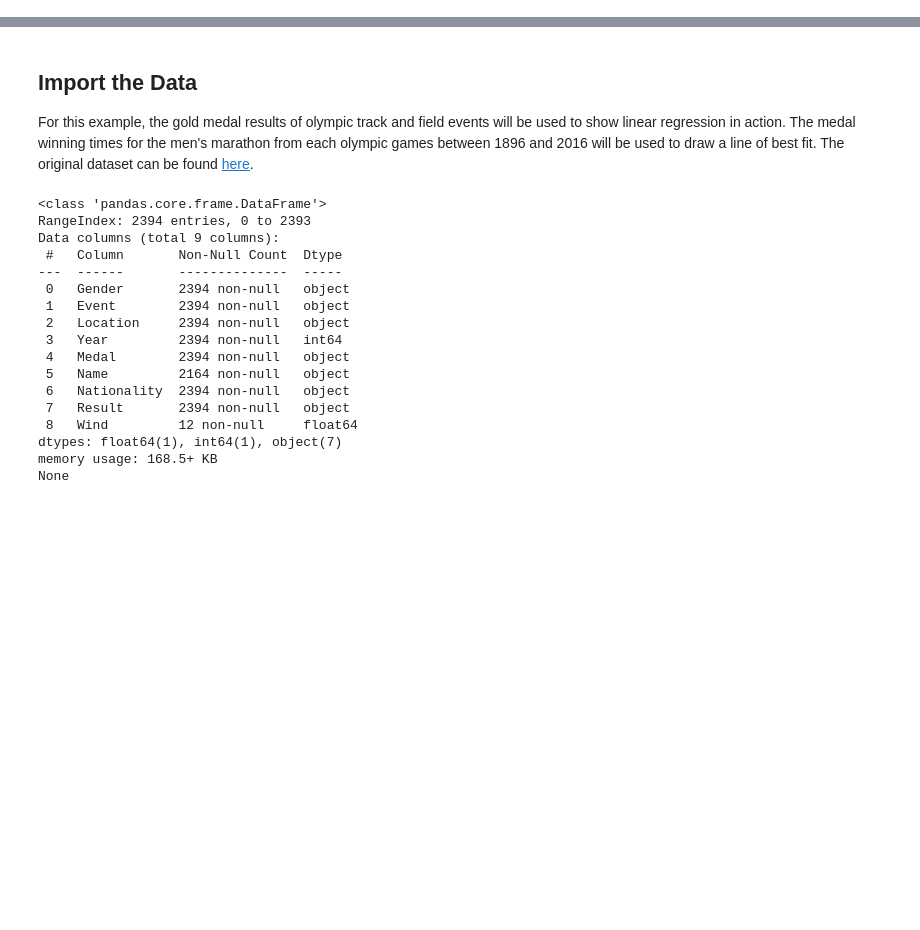
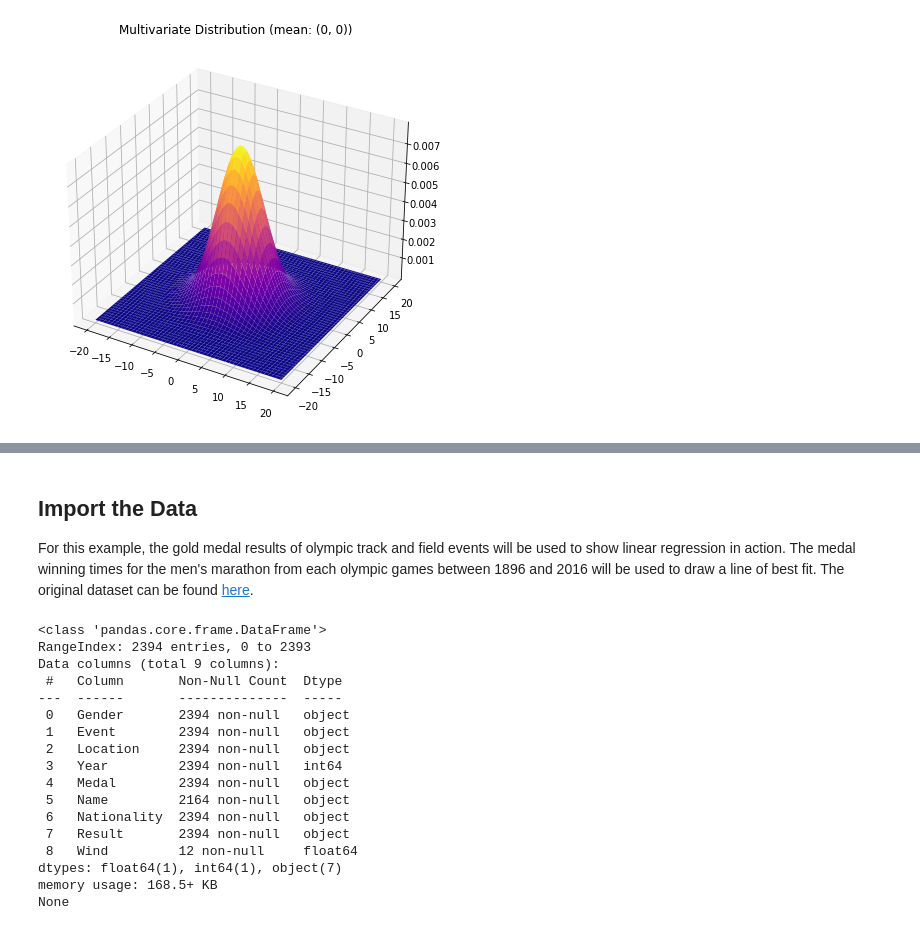
Before and after one commit to wrmthorne/SWiCS-WIE-Advanced-Python-Worksheets, a Jupyter notebook: linear_regression_notebook.ipynb, the cells around one changed output, grey strips where cells are left out. Cells and saved outputs as stored; diff of their text form; code cells hidden in the pictures; blank space fills up the shorter version.

```diff
--- a/linear_regression_notebook.ipynb
+++ b/linear_regression_notebook.ipynb
@@ -33,0 +96,30 @@ pd.set_option('display.expand_frame_repr', False)
+# %%
+# Define our variables for our function
+mu_x = 0
+var_x = 20
+
+mu_y = 0
+var_y = 20
+
+# Create a set of points to plot
+x = np.linspace(-20, 20, 100)
+y = np.linspace(-20, 20, 100)
+
+# Define the coordinates of x and y (https://numpy.org/doc/stable/reference/generated/numpy.meshgrid.html)
+X, Y = np.meshgrid(x, y)
+pos = np.empty(X.shape + (2,))
+pos[:, :, 0] = X
+pos[:, :, 1] = Y
+
+# Calculate the bivariate distribution using the multivariate mean and covariance
+dist = stats.multivariate_normal([mu_x, mu_y], [[var_x, 0], [0, var_y]])
+
+# Plot from the probability density function
+fig = plt.figure(figsize=(7, 7))
+ax = plt.axes(projection='3d')
+ax.set_title(f'Multivariate Distribution (mean: ({mu_x}, {mu_y}))')
+
+ax.plot_surface(X, Y, dist.pdf(pos), cmap='plasma')
+plt.show()
+# %% [output]
+[figure, added]
```
Also changed, not shown: parts of 33 cells of this notebook.
